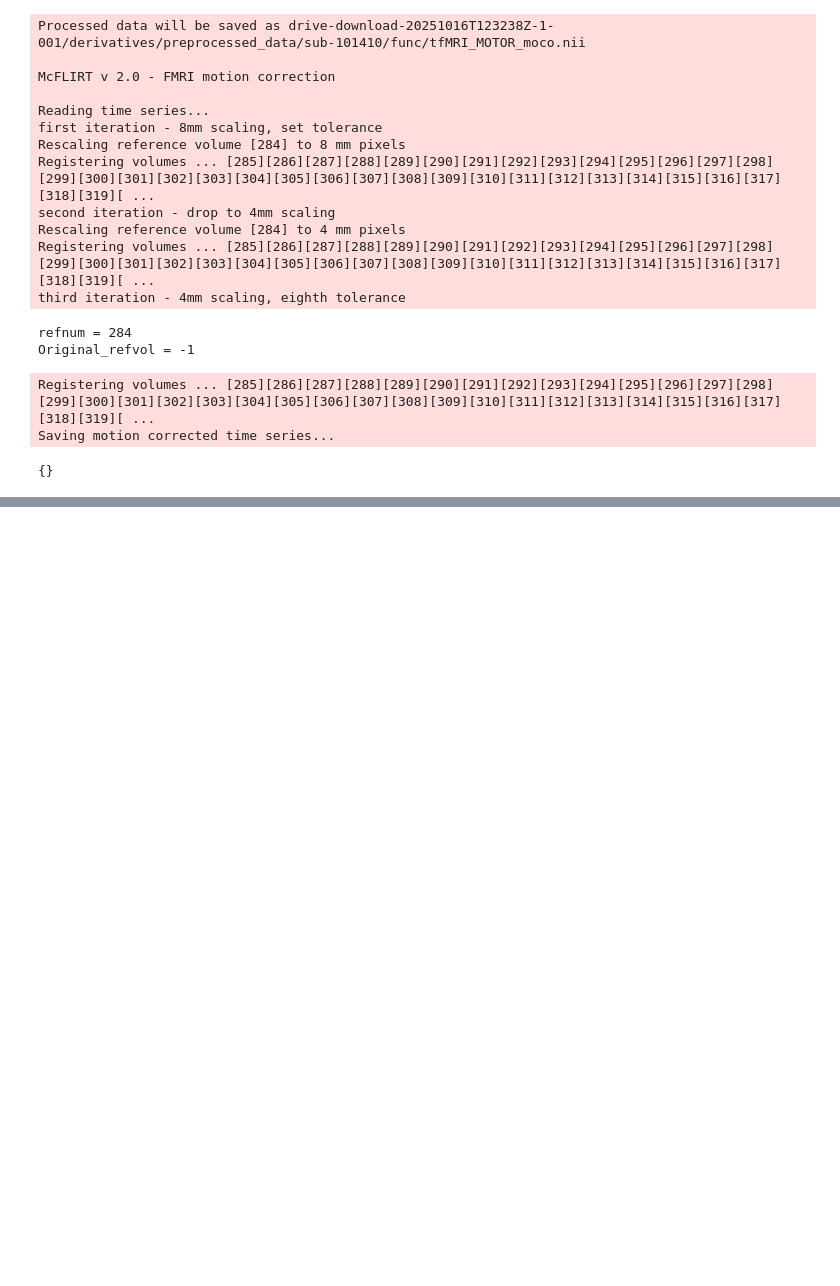
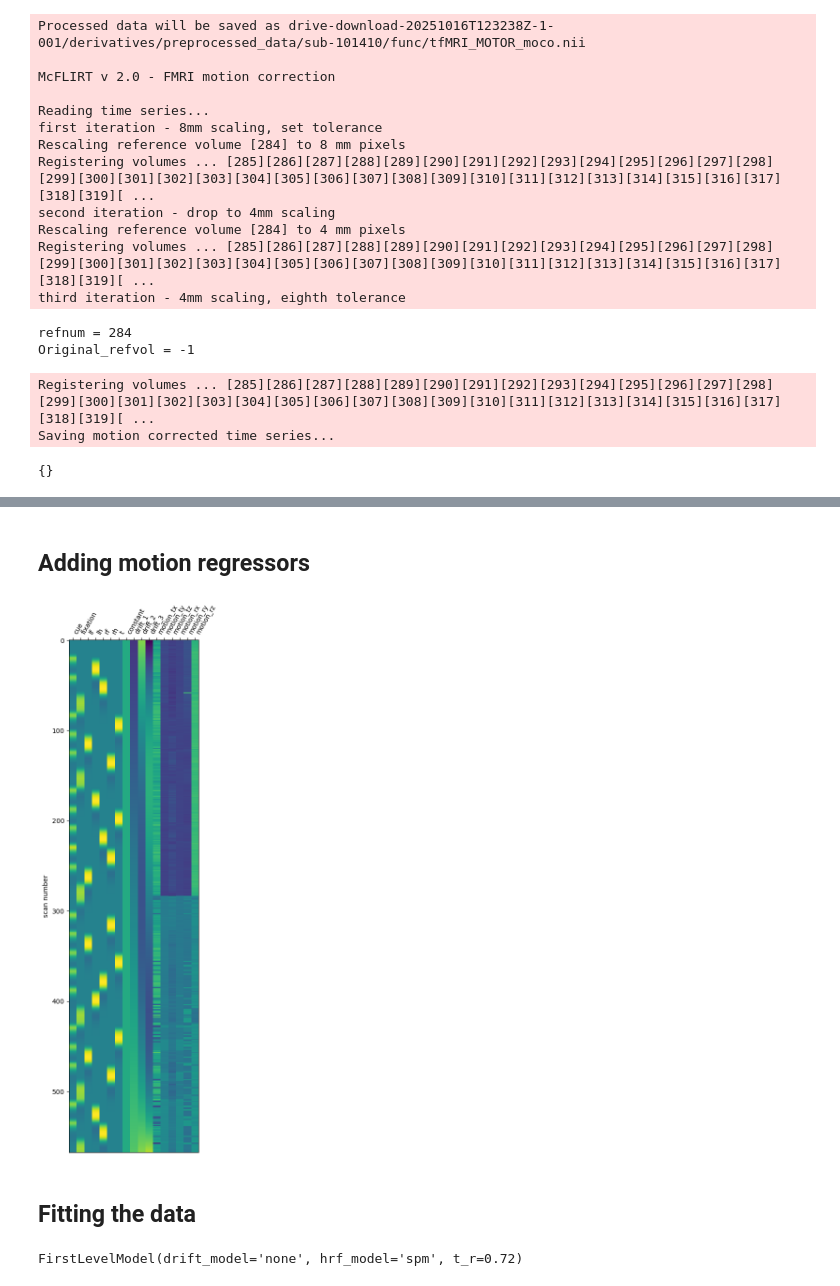
Before and after one commit to bintaDouk/NSSP-Mini-Project-1, a Jupyter notebook: Mini-Project1.ipynb, the cells around one changed output, grey strips where cells are left out. Cells and saved outputs as stored; diff of their text form; code cells hidden in the pictures; blank space fills up the shorter version.

```diff
--- a/Mini-Project1.ipynb
+++ b/Mini-Project1.ipynb
@@ -434,0 +522,38 @@ PathError: Could not find a supported file with prefix "/home/jovyan/Labs/drive-
+# %% [markdown]
+## Adding motion regressors
+# %%
+motion_params_path = op.join(preproc_root, 'sub-101410', 'func', 'tfMRI_MOTOR_moco.nii.par')
+motion_params = load_mot_params_fsl_6_dof(motion_params_path)
+
+# Check if the motion parameters match the number of time points in the fMRI image
+if motion_params.shape[0] != nbr_time_frame:
+    raise ValueError(f"The number of motion parameters ({motion_params.shape[0]}) does not match the number of time points ({nbr_time_frame})")
+
+# Add motion regressors to the design matrix
+motion_regressor_names = ['motion_tx', 'motion_ty', 'motion_tz', 'motion_rx', 'motion_ry', 'motion_rz']
+for i, motion_column in enumerate(motion_params.columns):
+    design_mat[motion_regressor_names[i]] = motion_params[motion_column].values
+
+# Plot the design matrix with both drift and motion regressors
+# Save the plot
+fig, ax = plt.subplots(figsize=(4, 12))
+plot_design_matrix(design_mat, ax=ax)
+save_path = op.join(preproc_root, 'sub-101410', 'func', 'design_matrix_drifts_motions_plot.png')
+fig.savefig(save_path, bbox_inches='tight', dpi=300)
+plt.show()
+# %% [output]
+[figure, added]
+# %% [markdown]
+## Fitting the data
+# %%
+fit_glm = FirstLevelModel(t_r=0.72,
+                           noise_model='ar1',
+                           standardize=False,
+                           hrf_model='spm',
+                           drift_model='none',
+                           high_pass=0.01)
+
+
+fit_glm.fit(fmri_img, design_matrices=[design_mat])
+# %% [output]
+FirstLevelModel(drift_model='none', hrf_model='spm', t_r=0.72)
```
Also changed, not shown: parts of 36 cells of this notebook.
